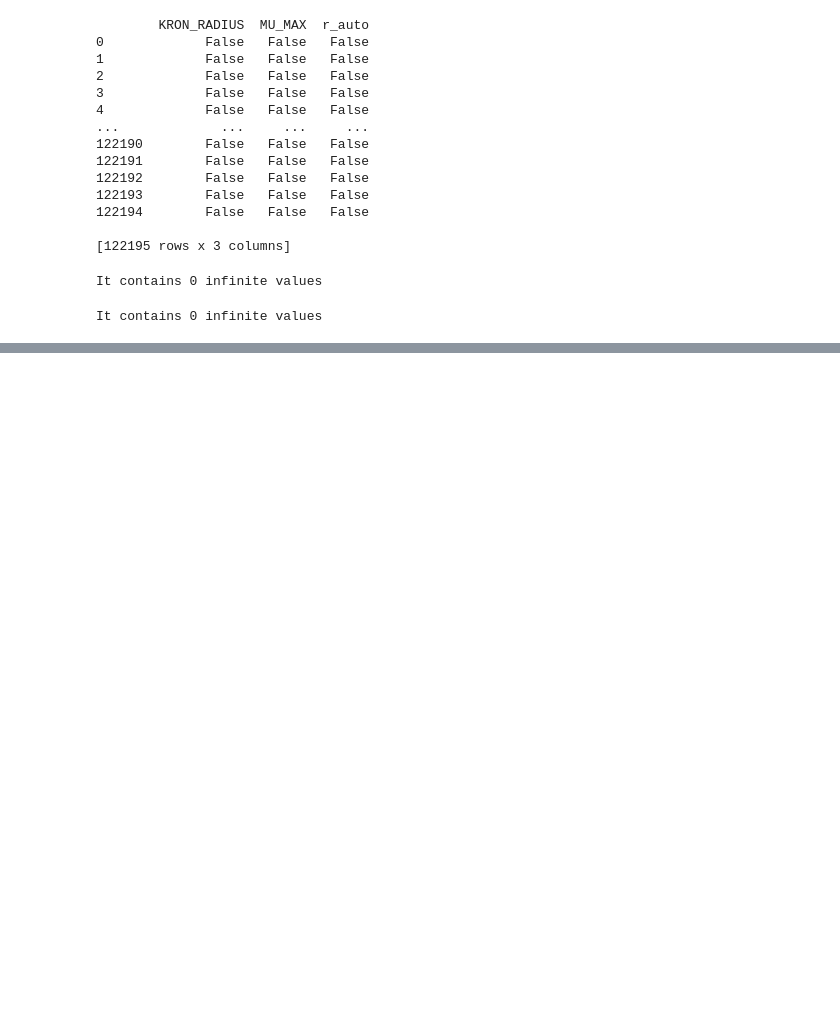
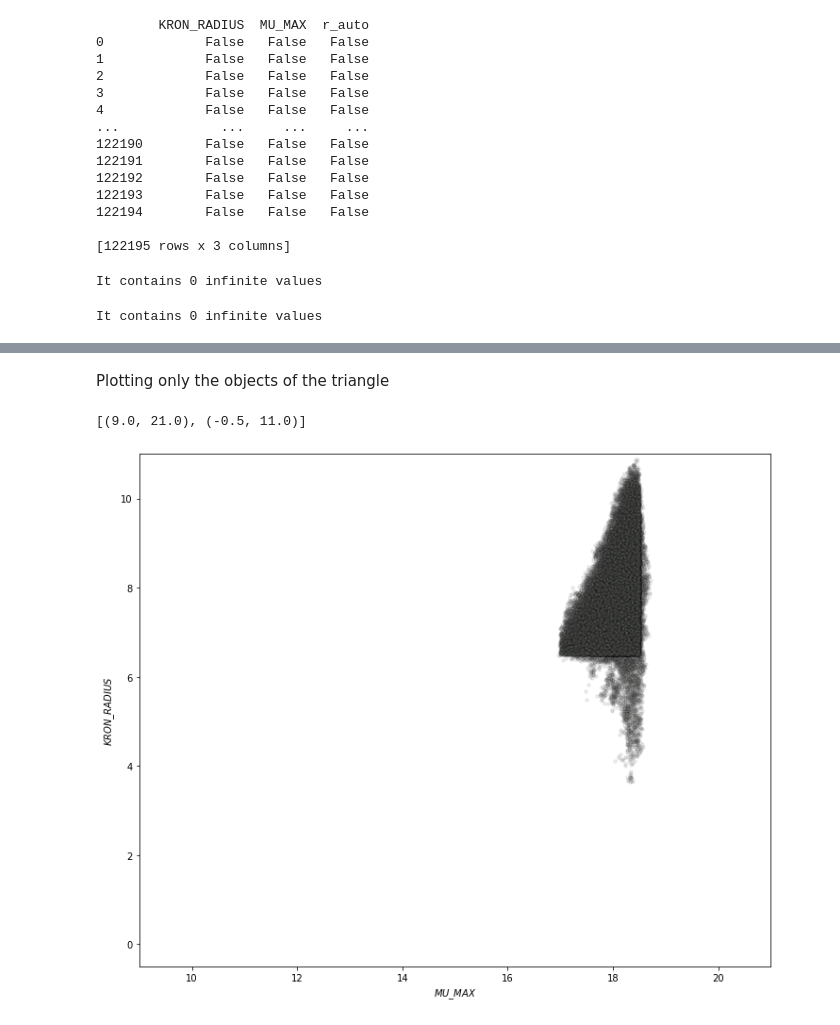
Before and after one commit to AngelGSoto/LSGs-splus, a Jupyter notebook: MLs-tecniques.ipynb, the cells around one changed output, grey strips where cells are left out. Saved outputs shown, nothing was run; the diff lists cells and outputs as text; code cells hidden in the pictures; blank space fills up the shorter version.

```diff
--- a/MLs-tecniques.ipynb
+++ b/MLs-tecniques.ipynb
@@ -94,0 +162,17 @@ It contains 0 infinite values
+# %%
+xx["Label"] = labels
+# %% [markdown]
+Plotting only the objects of the triangle
+# %%
+fig, ax = plt.subplots(figsize=(12, 10))
+
+m = xx["Label"] == 6
+ax.scatter(xx["MU_MAX"][m], xx["KRON_RADIUS"][m],
+            c=sns.xkcd_rgb['grey'], s=10, edgecolor='black', alpha=0.1,
+            cmap=plt.cm.get_cmap('Accent', 10))
+ax.set_xlabel(r'$MU\_MAX$')
+ax.set_ylabel(r'$KRON\_RADIUS$')
+ax.set(xlim=[9, 21], ylim=[-0.5, 11])
+# %% [output]
+[(9.0, 21.0), (-0.5, 11.0)]
+[figure, added]
```
Also changed, not shown: parts of 14 cells of this notebook.
